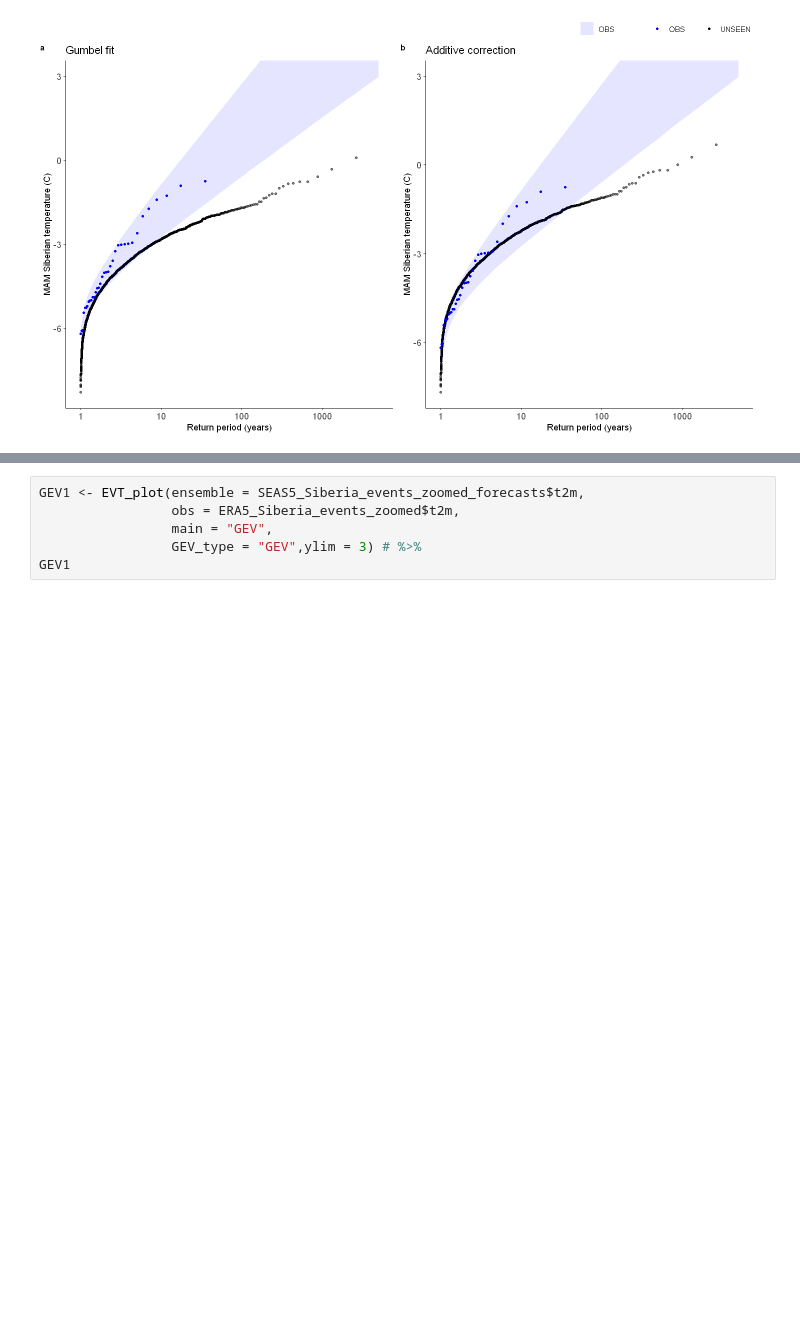
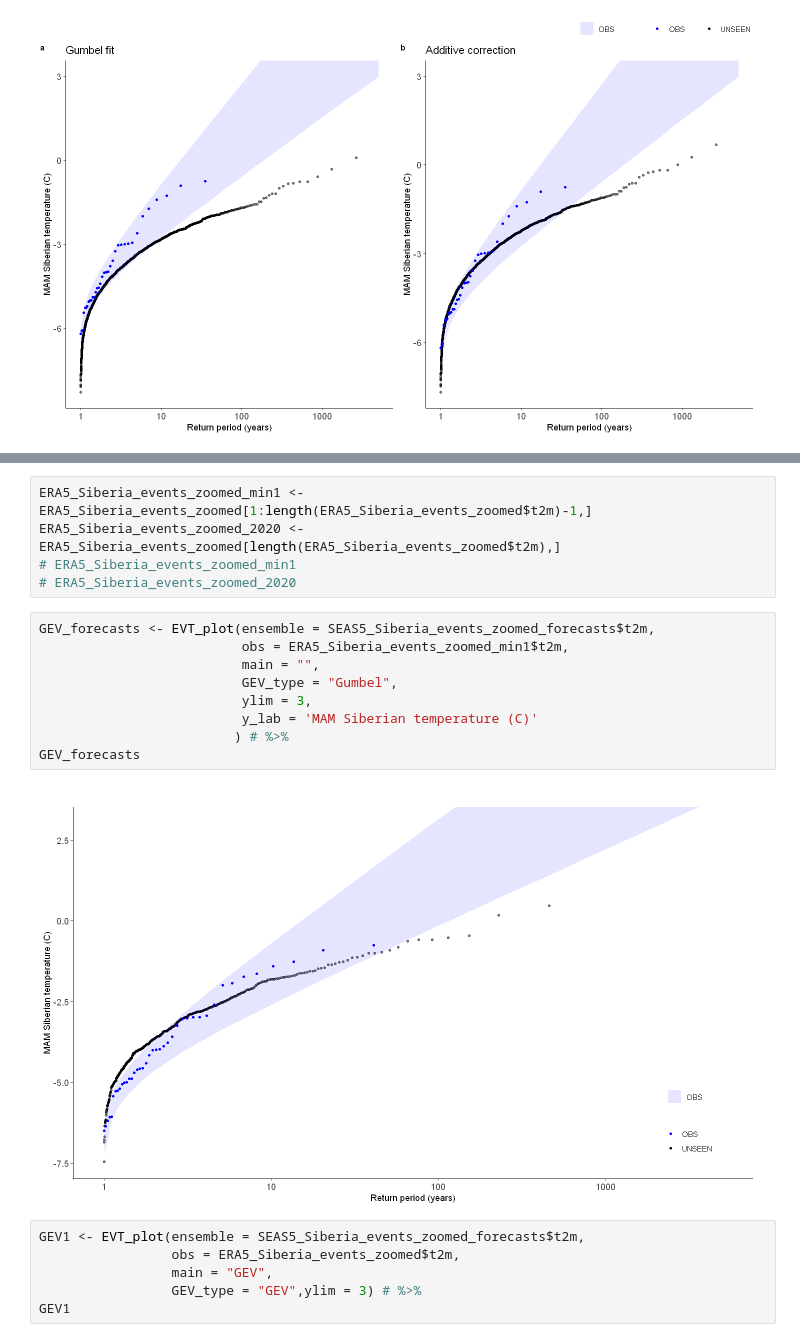
Before and after one commit to ECMWFCode4Earth/UNSEEN-open, a Jupyter notebook: doc/Notebooks/3.Evaluate/3.Evaluate.ipynb, the cells around one changed output, grey strips where cells are left out. Drawn from its saved outputs; the diff is of its cells as text; blank space fills up the shorter version.

```diff
--- a/doc/Notebooks/3.Evaluate/3.Evaluate.ipynb
+++ b/doc/Notebooks/3.Evaluate/3.Evaluate.ipynb
@@ -368,3 +372,19 @@ ggarrange(GEV_hindcast, GEV_hindcast_corrected,
+# %%
+ERA5_Siberia_events_zoomed_min1 <- ERA5_Siberia_events_zoomed[1:length(ERA5_Siberia_events_zoomed$t2m)-1,]
+ERA5_Siberia_events_zoomed_2020 <- ERA5_Siberia_events_zoomed[length(ERA5_Siberia_events_zoomed$t2m),]
+# ERA5_Siberia_events_zoomed_min1
+# ERA5_Siberia_events_zoomed_2020
+# %%
+GEV_forecasts <- EVT_plot(ensemble = SEAS5_Siberia_events_zoomed_forecasts$t2m,
+                          obs = ERA5_Siberia_events_zoomed_min1$t2m,
+                          main = "",
+                          GEV_type = "Gumbel",
+                          ylim = 3,
+                          y_lab = 'MAM Siberian temperature (C)'
+                         ) # %>%
+GEV_forecasts
+# %% [output]
+[figure, added]
 # %%
 GEV1 <- EVT_plot(ensemble = SEAS5_Siberia_events_zoomed_forecasts$t2m,
                  obs = ERA5_Siberia_events_zoomed$t2m,
```
Also changed, not shown: parts of 2 cells of this notebook.
